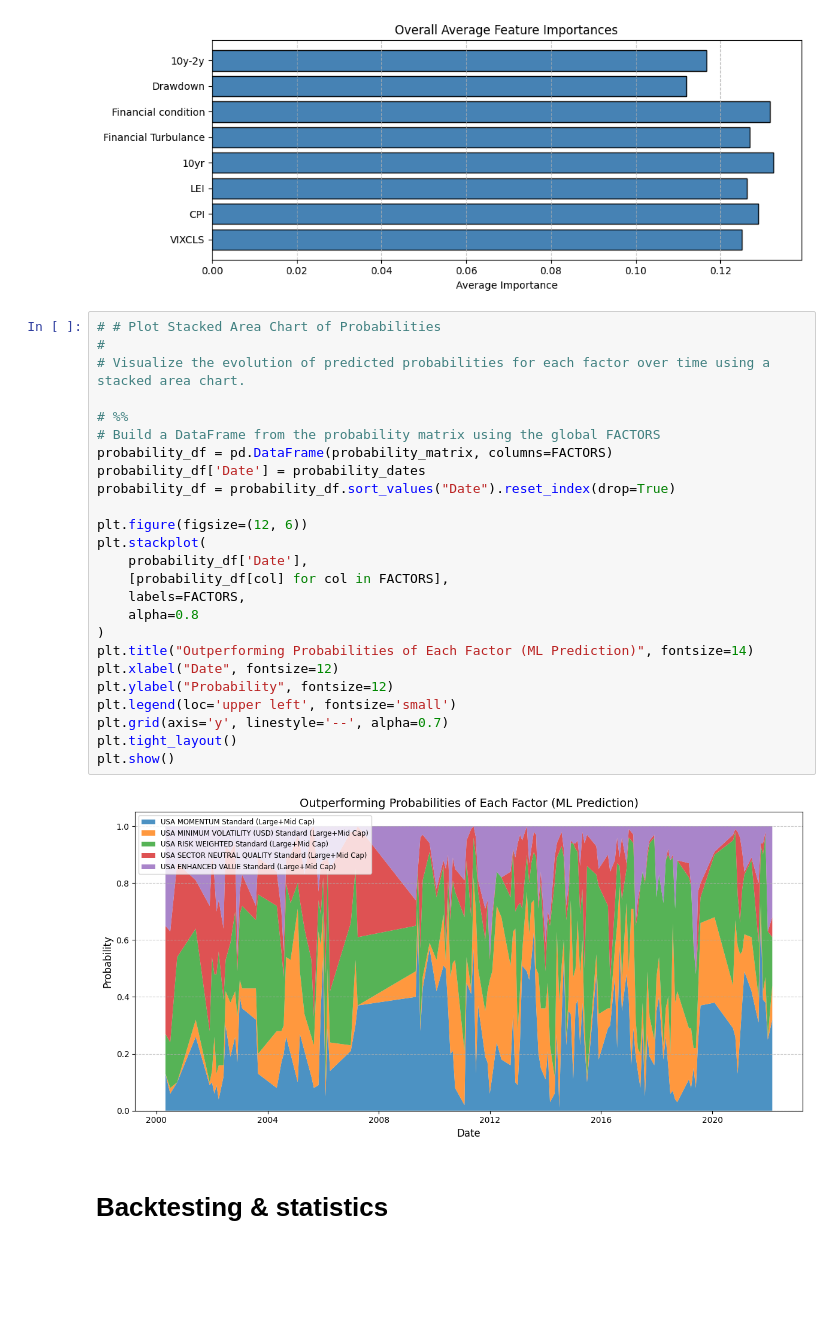
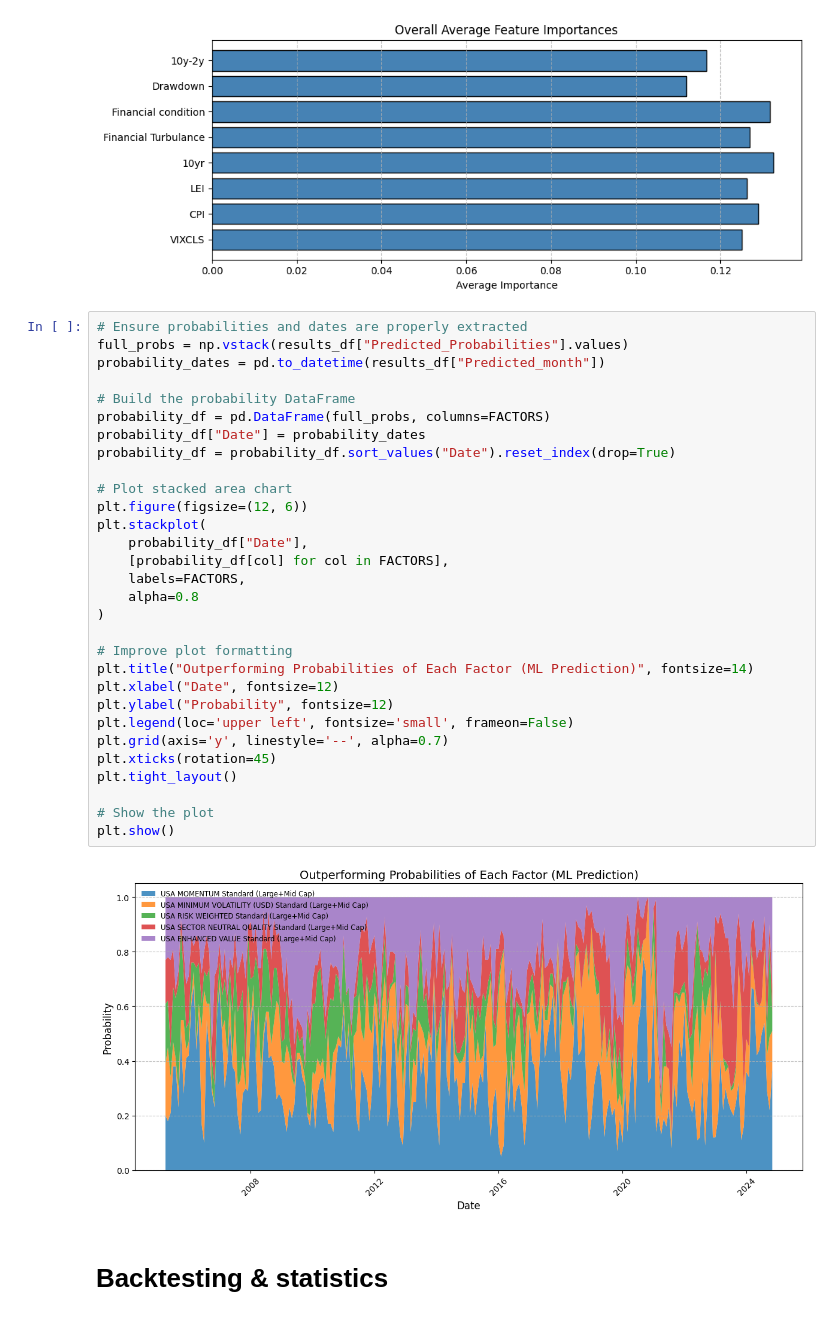
Before and after one commit to Elkkujou/Gradu, a Jupyter notebook: RF REGIIMI HYVÄ TRAINING.ipynb, the cells around one changed output. Cells and saved outputs as stored; diff of their text form; blank space fills up the shorter version.

Commit message:
outperfoming prob chart näkyy

```diff
--- a/RF REGIIMI HYVÄ TRAINING.ipynb
+++ b/RF REGIIMI HYVÄ TRAINING.ipynb
@@ -833,32 +833,37 @@ No results for regime: High
 No results for regime: Normal
 [figure]
 # %%
-# # Plot Stacked Area Chart of Probabilities
-#
-# Visualize the evolution of predicted probabilities for each factor over time using a stacked area chart.
+# Ensure probabilities and dates are properly extracted
+full_probs = np.vstack(results_df["Predicted_Probabilities"].values)
+probability_dates = pd.to_datetime(results_df["Predicted_month"])
 
-# %%
-# Build a DataFrame from the probability matrix using the global FACTORS
-probability_df = pd.DataFrame(probability_matrix, columns=FACTORS)
-probability_df['Date'] = probability_dates
+# Build the probability DataFrame
+probability_df = pd.DataFrame(full_probs, columns=FACTORS)
+probability_df["Date"] = probability_dates
 probability_df = probability_df.sort_values("Date").reset_index(drop=True)
 
+# Plot stacked area chart
 plt.figure(figsize=(12, 6))
 plt.stackplot(
-    probability_df['Date'],
+    probability_df["Date"],
     [probability_df[col] for col in FACTORS],
     labels=FACTORS,
     alpha=0.8
 )
+
+# Improve plot formatting
 plt.title("Outperforming Probabilities of Each Factor (ML Prediction)", fontsize=14)
 plt.xlabel("Date", fontsize=12)
 plt.ylabel("Probability", fontsize=12)
-plt.legend(loc='upper left', fontsize='small')
+plt.legend(loc='upper left', fontsize='small', frameon=False)
 plt.grid(axis='y', linestyle='--', alpha=0.7)
+plt.xticks(rotation=45)
 plt.tight_layout()
+
+# Show the plot
 plt.show()
 # %% [output]
-[figure, old version]
+[figure, new version]
 # %% [markdown]
 # Backtesting & statistics
 # %%
```
Also changed, not shown: parts of 4 cells of this notebook.
